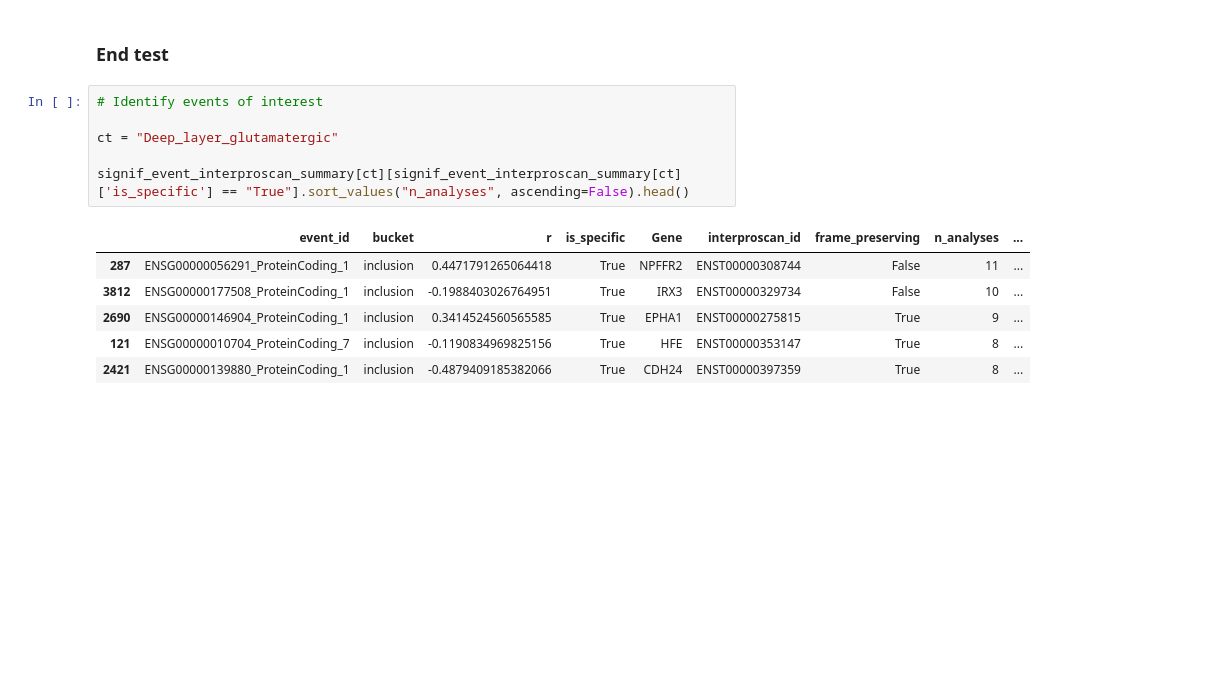
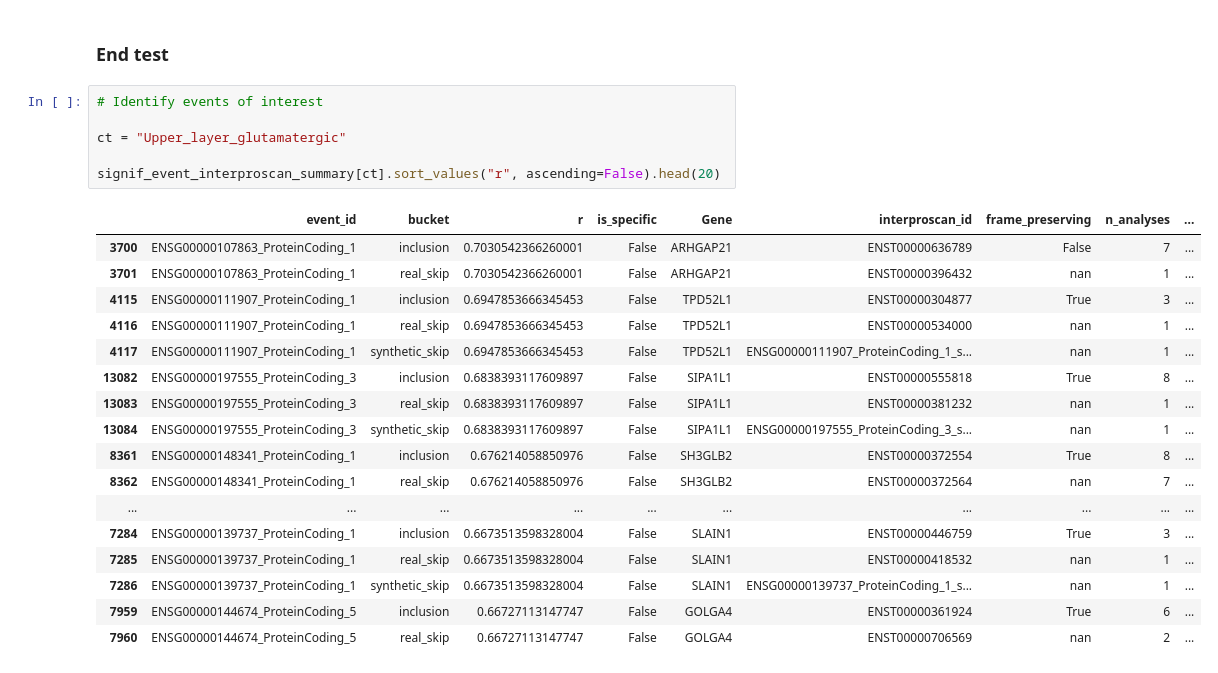
Before and after one commit to reliscu/bulk_splicing_GTEx_cortex, a Jupyter notebook: 31_visualize_interproscan_results.ipynb, the cells around one changed output. Cells and saved outputs as stored; diff of their text form; blank space fills up the shorter version.

```diff
--- a/31_visualize_interproscan_results.ipynb
+++ b/31_visualize_interproscan_results.ipynb
@@ -1577,13 +1595,24 @@ signif_event_interproscan_map['Deep_layer_glutamatergic'][signif_event_interpros
 # %%
 # Identify events of interest
 
-ct = "Deep_layer_glutamatergic"
+ct = "Upper_layer_glutamatergic"
 
-signif_event_interproscan_summary[ct][signif_event_interproscan_summary[ct]['is_specific'] == "True"].sort_values("n_analyses", ascending=False).head()
+signif_event_interproscan_summary[ct].sort_values("r", ascending=False).head(20)
 # %% [output]
 |  | event_id | bucket | r | is_specific | Gene | interproscan_id | frame_preserving | n_analyses | ... |
-| 287 | ENSG00000056291_ProteinCoding_1 | inclusion | 0.4471791265064418 | True | NPFFR2 | ENST00000308744 | False | 11 | ... |
-| 3812 | ENSG00000177508_ProteinCoding_1 | inclusion | -0.1988403026764951 | True | IRX3 | ENST00000329734 | False | 10 | ... |
-| 2690 | ENSG00000146904_ProteinCoding_1 | inclusion | 0.3414524560565585 | True | EPHA1 | ENST00000275815 | True | 9 | ... |
-| 121 | ENSG00000010704_ProteinCoding_7 | inclusion | -0.1190834969825156 | True | HFE | ENST00000353147 | True | 8 | ... |
-| 2421 | ENSG00000139880_ProteinCoding_1 | inclusion | -0.4879409185382066 | True | CDH24 | ENST00000397359 | True | 8 | ... |
+| 3700 | ENSG00000107863_ProteinCoding_1 | inclusion | 0.7030542366260001 | False | ARHGAP21 | ENST00000636789 | False | 7 | ... |
+| 3701 | ENSG00000107863_ProteinCoding_1 | real_skip | 0.7030542366260001 | False | ARHGAP21 | ENST00000396432 | nan | 1 | ... |
+| 4115 | ENSG00000111907_ProteinCoding_1 | inclusion | 0.6947853666345453 | False | TPD52L1 | ENST00000304877 | True | 3 | ... |
+| 4116 | ENSG00000111907_ProteinCoding_1 | real_skip | 0.6947853666345453 | False | TPD52L1 | ENST00000534000 | nan | 1 | ... |
+| 4117 | ENSG00000111907_ProteinCoding_1 | synthetic_skip | 0.6947853666345453 | False | TPD52L1 | ENSG00000111907_ProteinCoding_1_s... | nan | 1 | ... |
+| 13082 | ENSG00000197555_ProteinCoding_3 | inclusion | 0.6838393117609897 | False | SIPA1L1 | ENST00000555818 | True | 8 | ... |
+| 13083 | ENSG00000197555_ProteinCoding_3 | real_skip | 0.6838393117609897 | False | SIPA1L1 | ENST00000381232 | nan | 1 | ... |
+| 13084 | ENSG00000197555_ProteinCoding_3 | synthetic_skip | 0.6838393117609897 | False | SIPA1L1 | ENSG00000197555_ProteinCoding_3_s... | nan | 1 | ... |
+| 8361 | ENSG00000148341_ProteinCoding_1 | inclusion | 0.676214058850976 | False | SH3GLB2 | ENST00000372554 | True | 8 | ... |
+| 8362 | ENSG00000148341_ProteinCoding_1 | real_skip | 0.676214058850976 | False | SH3GLB2 | ENST00000372564 | nan | 7 | ... |
+| ... | ... | ... | ... | ... | ... | ... | ... | ... | ... |
+| 7284 | ENSG00000139737_ProteinCoding_1 | inclusion | 0.6673513598328004 | False | SLAIN1 | ENST00000446759 | True | 3 | ... |
+| 7285 | ENSG00000139737_ProteinCoding_1 | real_skip | 0.6673513598328004 | False | SLAIN1 | ENST00000418532 | nan | 1 | ... |
+| 7286 | ENSG00000139737_ProteinCoding_1 | synthetic_skip | 0.6673513598328004 | False | SLAIN1 | ENSG00000139737_ProteinCoding_1_s... | nan | 1 | ... |
+| 7959 | ENSG00000144674_ProteinCoding_5 | inclusion | 0.66727113147747 | False | GOLGA4 | ENST00000361924 | True | 6 | ... |
+| 7960 | ENSG00000144674_ProteinCoding_5 | real_skip | 0.66727113147747 | False | GOLGA4 | ENST00000706569 | nan | 2 | ... |
```
Also changed, not shown: parts of 16 cells of this notebook, 3 other files.
